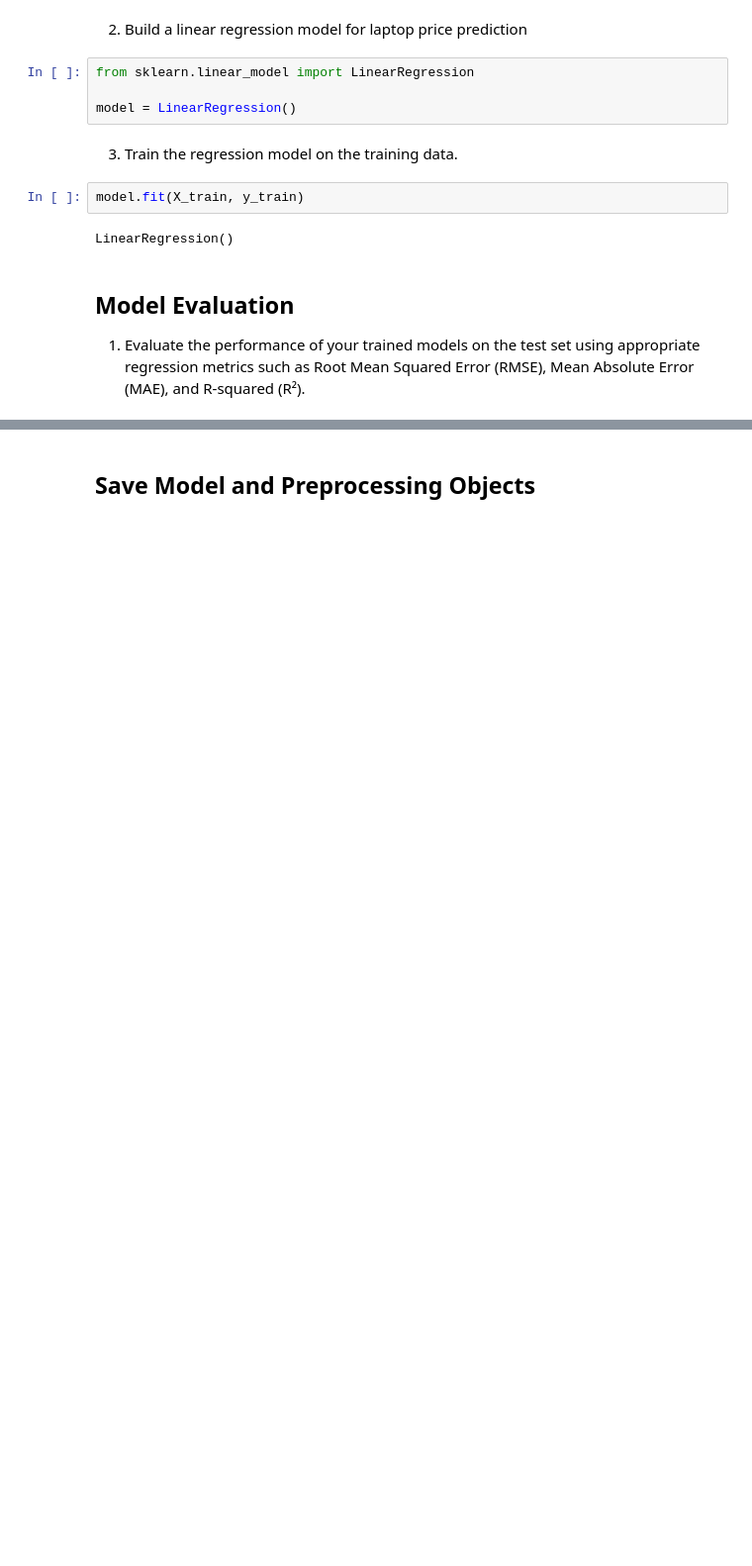
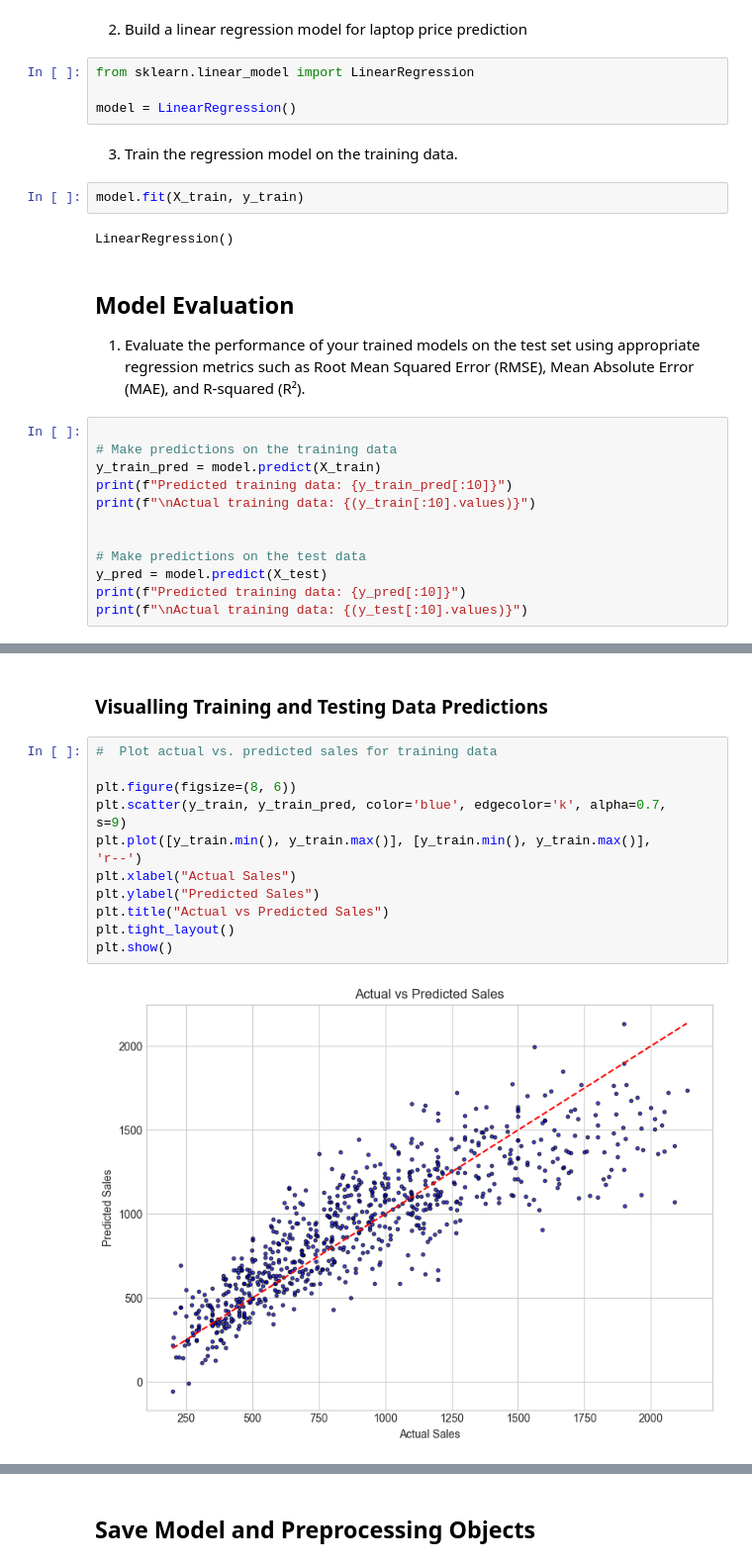
Before and after one commit to Idighekere/laptop-price-prediction-ml-model, a Jupyter notebook: notebook.ipynb, the cells around one changed output, grey strips where cells are left out. Shown at 99% size. Cells and saved outputs as stored; diff of their text form; blank space fills up the shorter version.

Commit message:
feat: evaluate performanve of model

```diff
--- a/notebook.ipynb
+++ b/notebook.ipynb
@@ -502,3 +502,15 @@ LinearRegression()
 ## Model Evaluation
 
 1. Evaluate the performance of your trained models on the test set using appropriate regression metrics such as Root Mean Squared Error (RMSE), Mean Absolute Error (MAE), and R-squared (R²).
+# %%
+
+# Make predictions on the training data
+y_train_pred = model.predict(X_train)
+print(f"Predicted training data: {y_train_pred[:10]}")
+print(f"\nActual training data: {(y_train[:10].values)}")
+
+
+# Make predictions on the test data
+y_pred = model.predict(X_test)
+print(f"Predicted training data: {y_pred[:10]}")
+print(f"\nActual training data: {(y_test[:10].values)}")
@@ -504,0 +570,17 @@ LinearRegression()
+# %% [markdown]
+### Visualling Training and Testing Data Predictions
+# %%
+#  Plot actual vs. predicted sales for training data
+
+plt.figure(figsize=(8, 6))
+plt.scatter(y_train, y_train_pred, color='blue', edgecolor='k', alpha=0.7,
+s=9)
+plt.plot([y_train.min(), y_train.max()], [y_train.min(), y_train.max()],
+'r--')
+plt.xlabel("Actual Sales")
+plt.ylabel("Predicted Sales")
+plt.title("Actual vs Predicted Sales")
+plt.tight_layout()
+plt.show()
+# %% [output]
+[figure, added]
```
Also changed, not shown: parts of 4 cells of this notebook.
